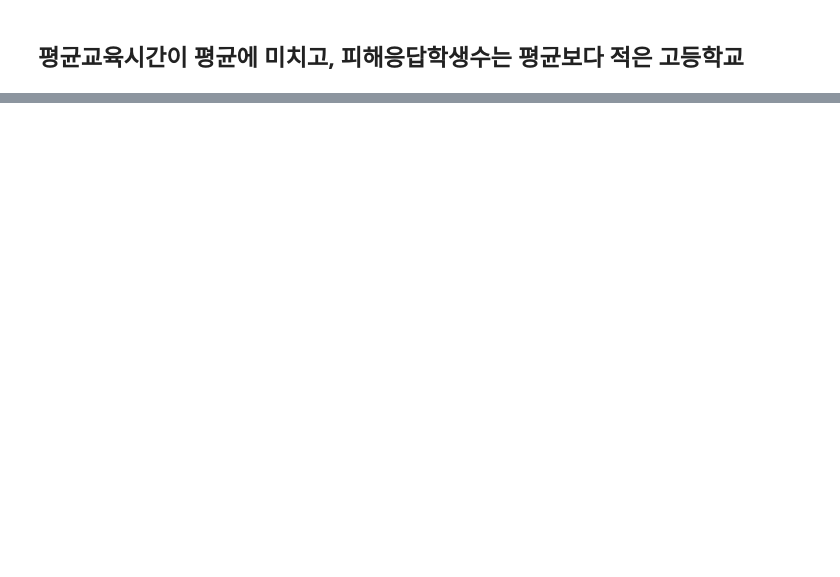
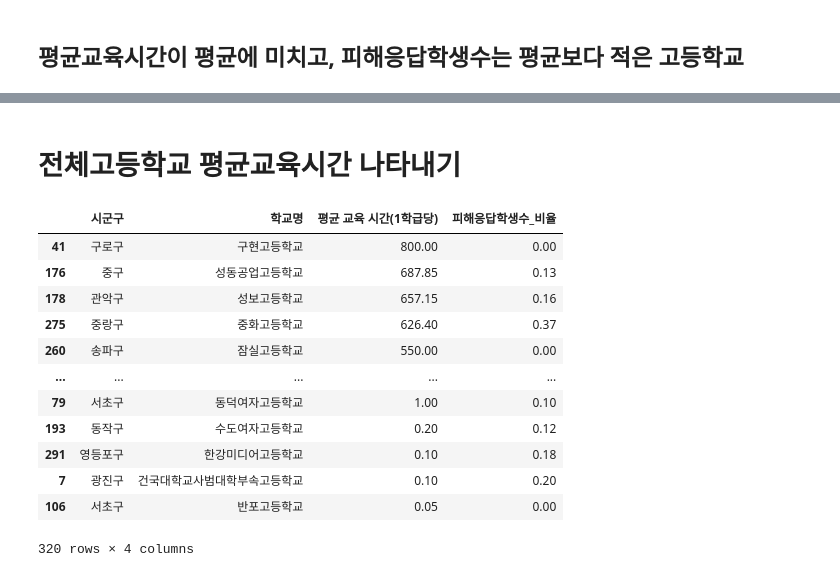
Before and after one commit to sooeun99/ConvergenceProject-School_Violence, a Jupyter notebook: Code/Analysis/학교알리미_2021_학교폭력_시각화.ipynb, the cells around one changed output, grey strips where cells are left out. Saved outputs shown, nothing was run; the diff lists cells and outputs as text; code cells hidden in the pictures; blank space fills up the shorter version.

```diff
--- a/Code/Analysis/학교알리미_2021_학교폭력_시각화.ipynb
+++ b/Code/Analysis/학교알리미_2021_학교폭력_시각화.ipynb
@@ -721,0 +734,19 @@ data[(data['평균 교육 시간(1학급당)'] >= 159.78)&(data['피해응답학
+# %% [markdown]
+# 전체고등학교 평균교육시간 나타내기
+# %%
+data.sort_values('평균 교육 시간(1학급당)',ascending=False,inplace=True)
+data
+# %% [output]
+|  | 시군구 | 학교명 | 평균 교육 시간(1학급당) | 피해응답학생수_비율 |
+| 41 | 구로구 | 구현고등학교 | 800.00 | 0.00 |
+| 176 | 중구 | 성동공업고등학교 | 687.85 | 0.13 |
+| 178 | 관악구 | 성보고등학교 | 657.15 | 0.16 |
+| 275 | 중랑구 | 중화고등학교 | 626.40 | 0.37 |
+| 260 | 송파구 | 잠실고등학교 | 550.00 | 0.00 |
+| ... | ... | ... | ... | ... |
+| 79 | 서초구 | 동덕여자고등학교 | 1.00 | 0.10 |
+| 193 | 동작구 | 수도여자고등학교 | 0.20 | 0.12 |
+| 291 | 영등포구 | 한강미디어고등학교 | 0.10 | 0.18 |
+| 7 | 광진구 | 건국대학교사범대학부속고등학교 | 0.10 | 0.20 |
+| 106 | 서초구 | 반포고등학교 | 0.05 | 0.00 |
+320 rows × 4 columns
```
Also changed, not shown: parts of 16 cells of this notebook.
